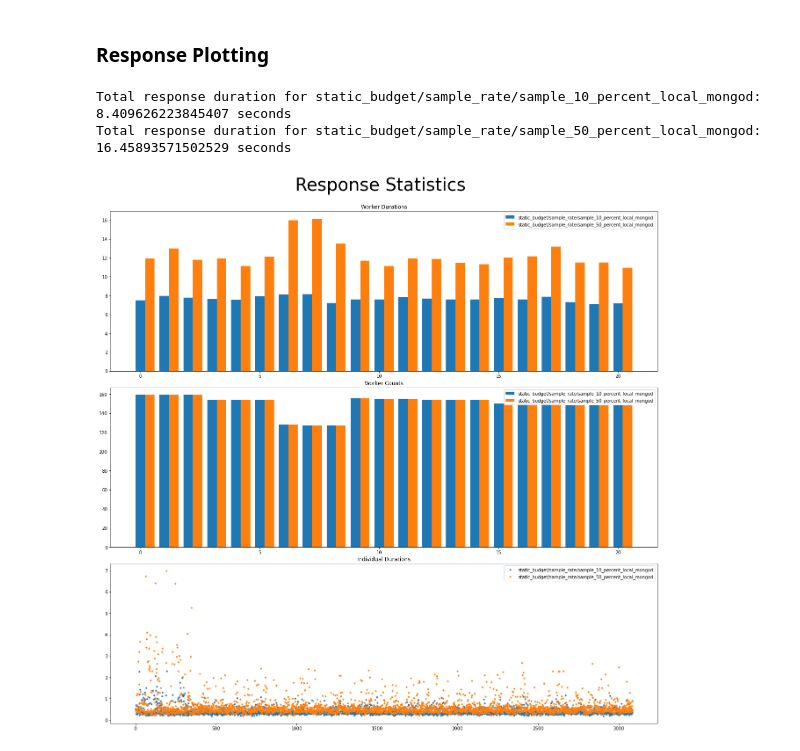
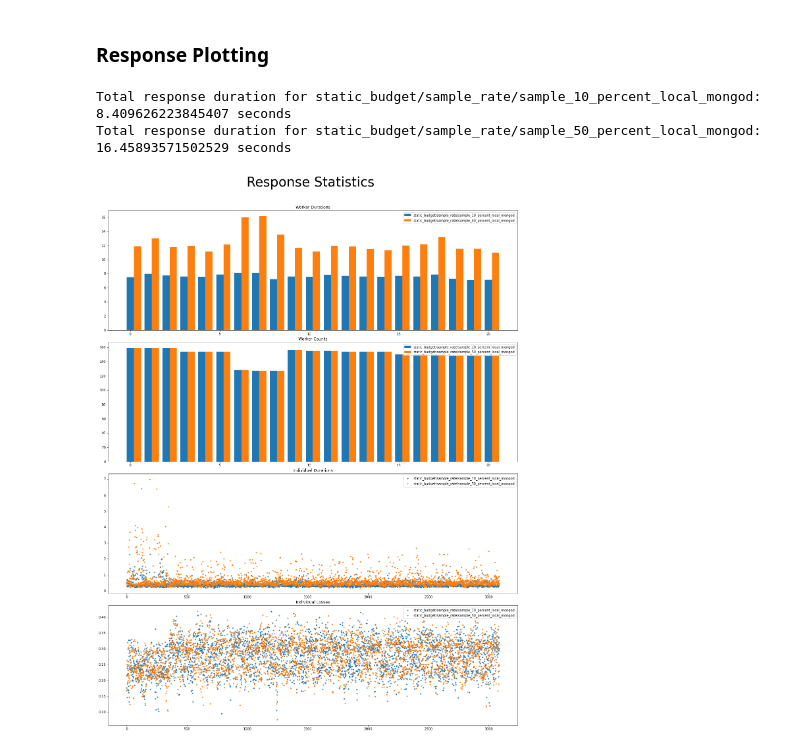
Before and after one commit to Project-Sustain/validation-service, a Jupyter notebook: benchmarks/benchmarks.ipynb, the cells around one changed output. Cells and saved outputs as stored; diff of their text form; code cells hidden in the pictures.

```diff
--- a/benchmarks/benchmarks.ipynb
+++ b/benchmarks/benchmarks.ipynb
@@ -93,6 +93,7 @@ for experiment in experiments:
 all_worker_counts = []
 all_worker_durations = []
 all_individual_durations = []
+all_losses = []
 
 for experiment, response in responses:
     print(f"Total response duration for {experiment}: {response['duration_sec']} seconds")
@@ -100,14 +101,17 @@ for experiment, response in responses:
     worker_durations = []
     worker_counts = []
     individual_durations = []
+    individual_losses = []
     for worker_response in response["worker_responses"]:
         worker_counts.append((worker_response["hostname"], len(worker_response["metrics"])))
         worker_durations.append((worker_response["hostname"], worker_response["duration_sec"]))
         for individual_metric in worker_response["metrics"]:
             if "duration_sec" in individual_metric.keys():
                 individual_durations.append(individual_metric["duration_sec"])
+                individual_losses.append(individual_metric["loss"])
 
     all_individual_durations.append((experiment, individual_durations))
+    all_losses.append((experiment, individual_losses))
 
     worker_durations.sort(key=lambda y: y[0])
     worker_durations_vals = [x[1] for x in worker_durations]
@@ -119,39 +123,44 @@ for experiment, response in responses:
     worker_counts_names = [x[0][-3:] for x in worker_counts]
     all_worker_counts.append((experiment, worker_counts_names, worker_counts_vals))
 
-number_rows = 3
+number_rows = 4
 number_cols = 1
 
-fig, ax = plt.subplots(nrows=number_rows, ncols=number_cols, figsize=(18, 18))
+fig, ax = plt.subplots(nrows=number_rows, ncols=number_cols, figsize=(18, 24))
 fig.tight_layout(h_pad=1.9)
 fig.suptitle("Response Statistics", fontsize=40)
 bar_width = 1.0/len(experiments) - 0.1
 
 idx = 0
 for worker_durations in all_worker_durations:
     x_axis = np.arange(len(worker_durations[1]))
     ax[0].bar(x_axis + idx * bar_width, worker_durations[2], width=bar_width, label=worker_durations[0])
     idx += 1
 ax[0].set_title(f"Worker Durations")
 ax[0].legend(loc="upper right")
 
 idx = 0
 for worker_counts in all_worker_counts:
     x_axis = np.arange(len(worker_counts[1]))
     ax[1].bar(x_axis + idx * bar_width, worker_counts[2], width=bar_width, label=worker_counts[0])
     idx += 1
 ax[1].set_title(f"Worker Counts")
 ax[1].legend(loc="upper right")
 
 for individual_durations in all_individual_durations:
     ax[2].plot(individual_durations[1], '.', label=individual_durations[0])
 ax[2].set_title(f"Individual Durations")
 ax[2].legend(loc="upper right")
 
+for individual_losses in all_losses:
+    ax[3].plot(individual_losses[1], '.', label=individual_losses[0])
+ax[3].set_title(f"Individual Losses")
+ax[3].legend(loc="upper right")
+
 plt.subplots_adjust(top=0.92)
 
 plt.show()
 # %% [output]
 Total response duration for static_budget/sample_rate/sample_10_percent_local_mongod: 8.409626223845407 seconds
 Total response duration for static_budget/sample_rate/sample_50_percent_local_mongod: 16.45893571502529 seconds
-[figure, old version]
+[figure, new version]
```
